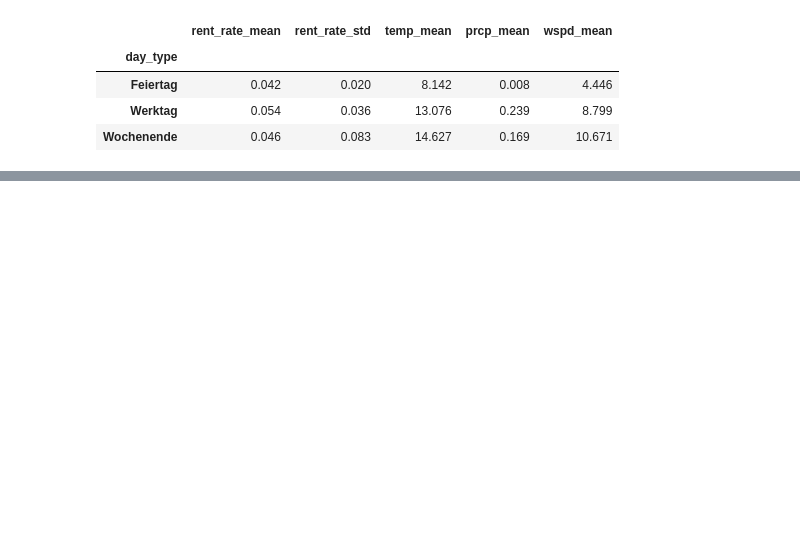
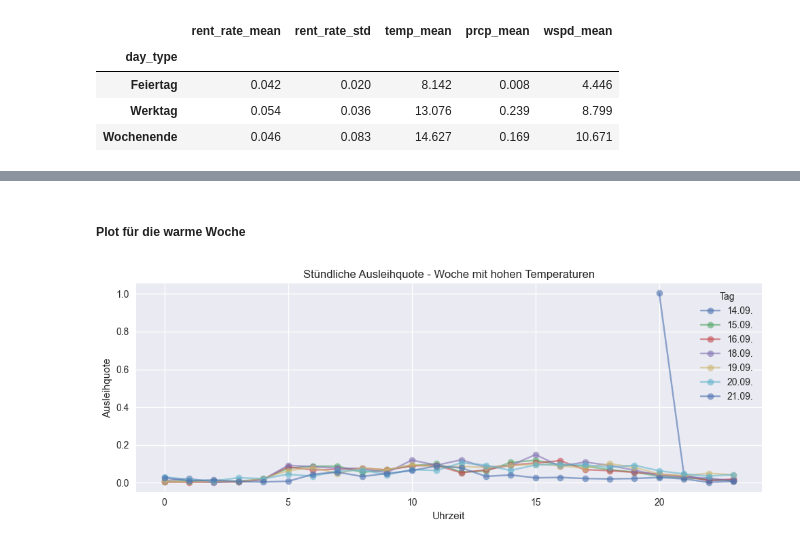
Before and after one commit to Bemnyyy/Projektarbeit, a Jupyter notebook: Abgabe_Notebook.ipynb, the cells around one changed output, grey strips where cells are left out. Saved outputs shown, nothing was run; the diff lists cells and outputs as text; code cells hidden in the pictures; blank space fills up the shorter version.

```diff
--- a/Abgabe_Notebook.ipynb
+++ b/Abgabe_Notebook.ipynb
@@ -241,0 +277,9 @@ summary_stats
+# %%
+merged['date_dt'] = pd.to_datetime(merged['date'])
+
+# daily mean temp.
+daily_temp = (
+    merged.groupby('date_dt')['temp'].mean().dropna().sort_values(ascending=False)
+)
+
+daily_temp.head(10)
@@ -241,0 +301,4 @@ summary_stats
+# %%
+# top 7 as "warm week"
+warm_week_days = daily_temp.index[:7].sort_values()
+warm_week_days
@@ -241,0 +311,6 @@ summary_stats
+# %%
+# filter data for weeks
+warm_week = merged[merged['date_dt'].isin(warm_week_days)].copy()
+
+# for controll
+warm_week[['date', 'hour', 'temp', 'rent_rate']]
@@ -241,0 +331,25 @@ summary_stats
+# %% [markdown]
+##### Plot für die warme Woche
+# %%
+fig, ax1 = plt.subplots(figsize=(10, 4))
+
+# Ausleihquote (linke Achse)
+for day in warm_week_days:
+    day_data = warm_week[warm_week['date_dt'] == day]
+    ax1.plot(
+        day_data['hour'],
+        day_data['rent_rate'],
+        marker='o',
+        alpha=0.6,
+        label=day.strftime('%d.%m.')
+    )
+
+ax1.set_xlabel('Uhrzeit')
+ax1.set_ylabel('Ausleihquote')
+ax1.set_title('Stündliche Ausleihquote - Woche mit hohen Temperaturen')
+ax1.legend(title='Tag')
+
+plt.tight_layout()
+plt.show()
+# %% [output]
+[figure, added]
```
Also changed, not shown: parts of 59 cells of this notebook.
